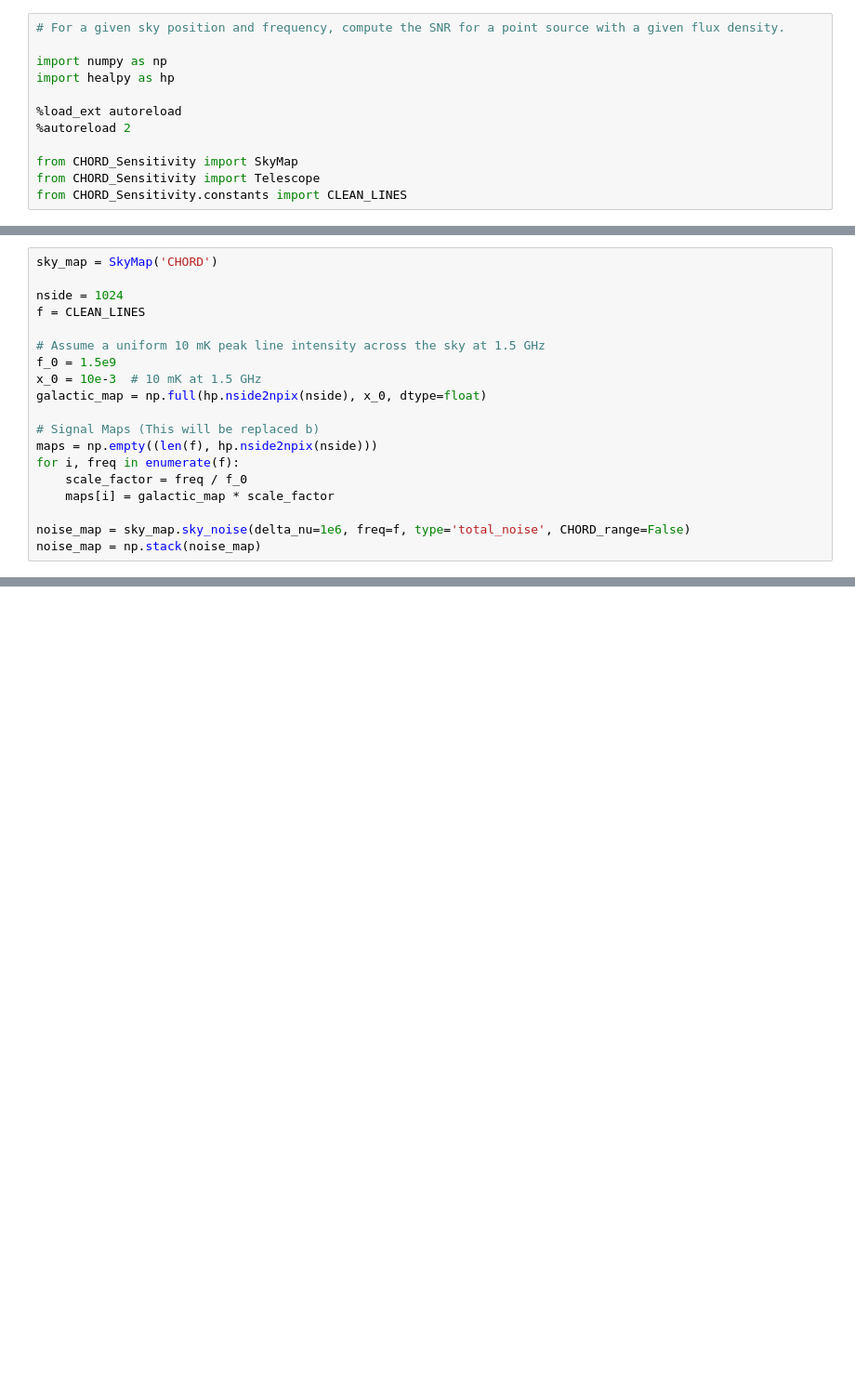
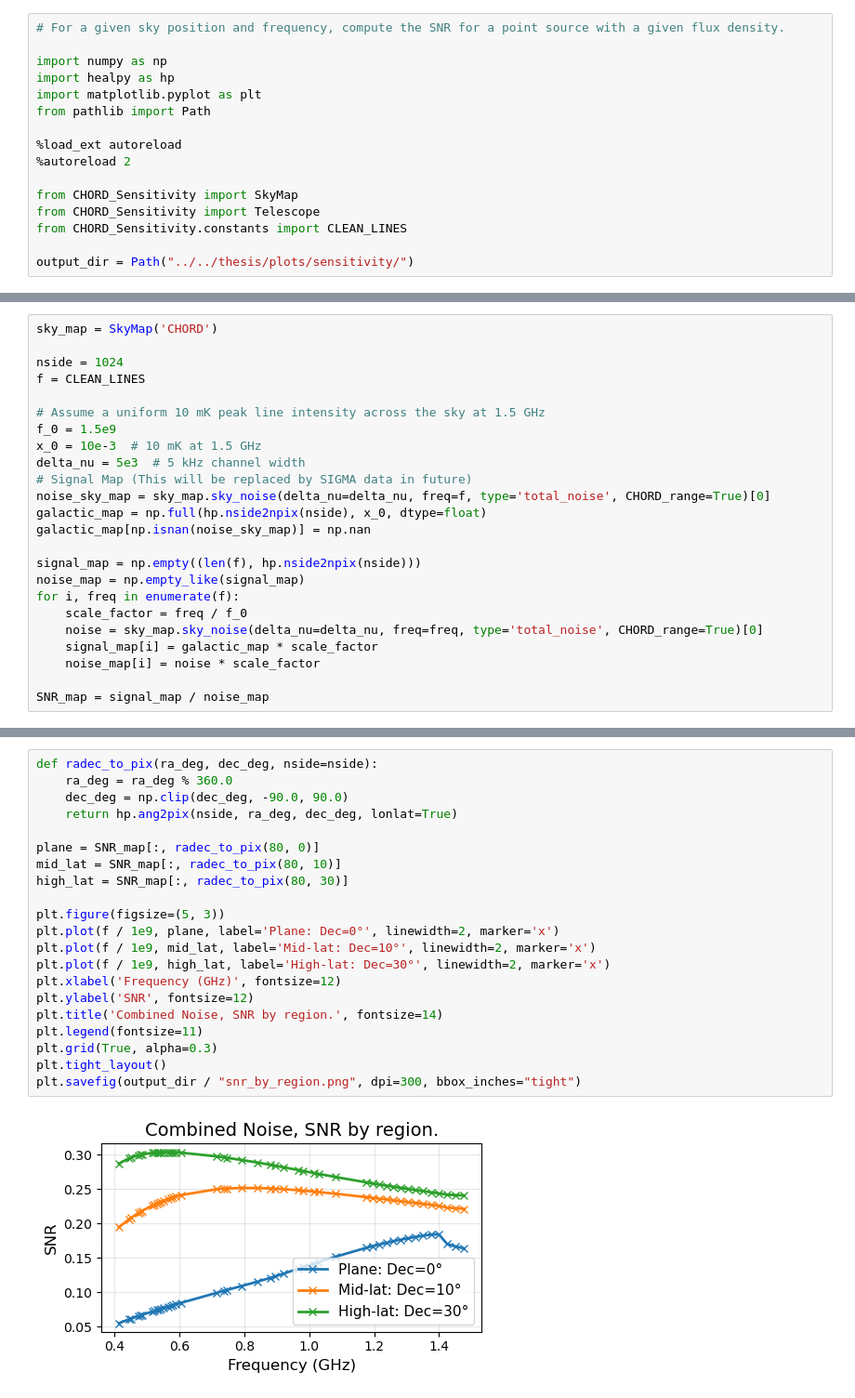
Before and after one commit to DuncanCSt/CHORD_Sensitivity, a Jupyter notebook: notebooks/sensitivity/SNR_by_region.ipynb, the cells around one changed output, grey strips where cells are left out. Shown at 93% size. Drawn from its saved outputs; the diff is of its cells as text; blank space fills up the shorter version.

Commit message:
Add SNR by region section

```diff
--- a/notebooks/sensitivity/SNR_by_region.ipynb
+++ b/notebooks/sensitivity/SNR_by_region.ipynb
@@ -3,6 +3,8 @@
 
 import numpy as np
 import healpy as hp
+import matplotlib.pyplot as plt
+from pathlib import Path
 
 %load_ext autoreload
 %autoreload 2
@@ -10,3 +12,5 @@ import healpy as hp
 from CHORD_Sensitivity import SkyMap
 from CHORD_Sensitivity import Telescope
 from CHORD_Sensitivity.constants import CLEAN_LINES
+
+output_dir = Path("../../thesis/plots/sensitivity/")
@@ -19,13 +26,18 @@ f = CLEAN_LINES
 # Assume a uniform 10 mK peak line intensity across the sky at 1.5 GHz
 f_0 = 1.5e9
 x_0 = 10e-3  # 10 mK at 1.5 GHz
+delta_nu = 5e3  # 5 kHz channel width
+# Signal Map (This will be replaced by SIGMA data in future)
+noise_sky_map = sky_map.sky_noise(delta_nu=delta_nu, freq=f, type='total_noise', CHORD_range=True)[0]
 galactic_map = np.full(hp.nside2npix(nside), x_0, dtype=float)
+galactic_map[np.isnan(noise_sky_map)] = np.nan
 
-# Signal Maps (This will be replaced b)
-maps = np.empty((len(f), hp.nside2npix(nside)))
+signal_map = np.empty((len(f), hp.nside2npix(nside)))
+noise_map = np.empty_like(signal_map)
 for i, freq in enumerate(f):
     scale_factor = freq / f_0
-    maps[i] = galactic_map * scale_factor
+    noise = sky_map.sky_noise(delta_nu=delta_nu, freq=freq, type='total_noise', CHORD_range=True)[0]
+    signal_map[i] = galactic_map * scale_factor
+    noise_map[i] = noise * scale_factor
 
-noise_map = sky_map.sky_noise(delta_nu=1e6, freq=f, type='total_noise', CHORD_range=False)
-noise_map = np.stack(noise_map)
+SNR_map = signal_map / noise_map
@@ -49,0 +120,23 @@ array([[2.66666667, 2.66666667, 2.66666667, ..., 2.66666667, 2.66666667,
+# %%
+def radec_to_pix(ra_deg, dec_deg, nside=nside):
+    ra_deg = ra_deg % 360.0
+    dec_deg = np.clip(dec_deg, -90.0, 90.0)
+    return hp.ang2pix(nside, ra_deg, dec_deg, lonlat=True)
+
+plane = SNR_map[:, radec_to_pix(80, 0)]
+mid_lat = SNR_map[:, radec_to_pix(80, 10)]
+high_lat = SNR_map[:, radec_to_pix(80, 30)]
+
+plt.figure(figsize=(5, 3))
+plt.plot(f / 1e9, plane, label='Plane: Dec=0°', linewidth=2, marker='x')
+plt.plot(f / 1e9, mid_lat, label='Mid-lat: Dec=10°', linewidth=2, marker='x')
+plt.plot(f / 1e9, high_lat, label='High-lat: Dec=30°', linewidth=2, marker='x')
+plt.xlabel('Frequency (GHz)', fontsize=12)
+plt.ylabel('SNR', fontsize=12)
+plt.title('Combined Noise, SNR by region.', fontsize=14)
+plt.legend(fontsize=11)
+plt.grid(True, alpha=0.3)
+plt.tight_layout()
+plt.savefig(output_dir / "snr_by_region.png", dpi=300, bbox_inches="tight")
+# %% [output]
+[figure, added]
```
Also changed, not shown: parts of 8 cells of this notebook, 15 other files.
